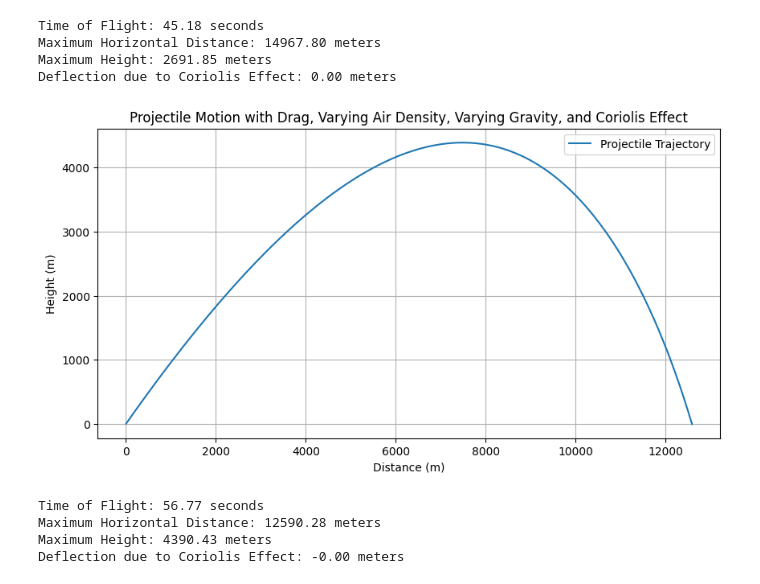
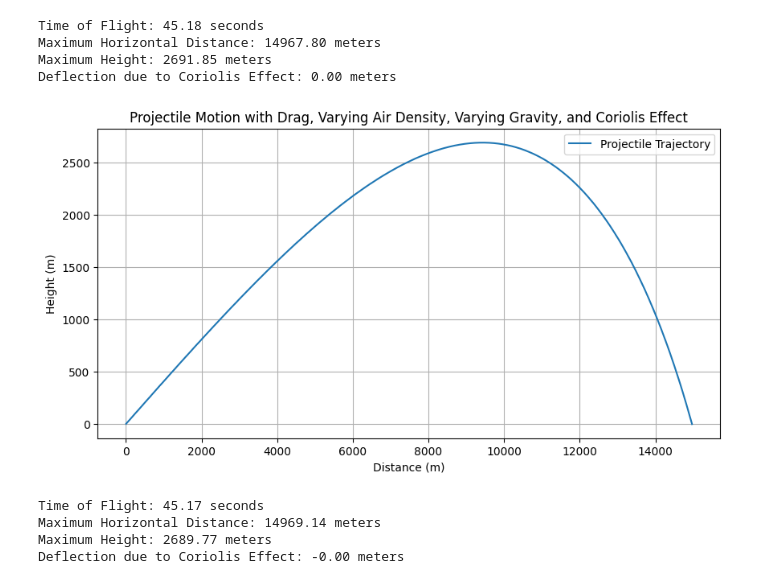
Before and after one commit to harmkenn/Python_Shots_2024, a Jupyter notebook: notebooks/copilot_Shot.ipynb, the cells around one changed output. Drawn from its saved outputs; the diff is of its cells as text; code cells hidden in the pictures.

```diff
--- a/notebooks/copilot_Shot.ipynb
+++ b/notebooks/copilot_Shot.ipynb
@@ -618,7 +618,7 @@ def coriolis_force(vx, vy, latitude, azimuth):
     azimuth_rad = math.radians(azimuth)
 
     # Coriolis acceleration in the east-west direction (x-axis)
-    a_coriolis_x = -2 * omega * vy * math.cos(latitude_rad) * math.sin(azimuth_rad)
+    a_coriolis_x = 2 * omega * vy * math.cos(latitude_rad) * math.sin(azimuth_rad)
 
     # Coriolis acceleration in the north-south direction (y-axis)
     a_coriolis_y = 2 * omega * (vx * math.sin(latitude_rad) - vy * math.cos(latitude_rad) * math.cos(azimuth_rad))
@@ -682,38 +682,38 @@ def projectile_motion_with_drag(v0, angle, mass, drag_coefficient, area, latitud
         # Update time
         t += dt
 
     return t, x, max(y_points), x_points, y_points, z_points
 
 # Example usage:
-initial_velocity = 500
-launch_angle = 45
+initial_velocity = 682.1
+launch_angle = 396.4/3200*180
 mass = 47
 drag_coefficient = .382
 area = .019
 latitude = 50 # Frankfurt's approximate latitude
-azimuth = 90 # Firing due east
+azimuth = 270 # Firing due east
 
 # Call the function and display the results
 time_of_flight, max_distance, max_height, x_vals, y_vals, z_vals = projectile_motion_with_drag(initial_velocity, launch_angle, mass, drag_coefficient, area, latitude, azimuth)
 
 # Plotting the trajectory
 plt.figure(figsize=(10, 5))
 plt.plot(x_vals, y_vals, label='Projectile Trajectory')
 plt.title('Projectile Motion with Drag, Varying Air Density, Varying Gravity, and Coriolis Effect')
 plt.xlabel('Distance (m)')
 plt.ylabel('Height (m)')
 plt.legend()
 plt.grid(True)
 plt.show()
 
 # Note: The Coriolis effect is represented in the z-axis, which is not plotted in this 2D graph.
 print(f"Time of Flight: {time_of_flight:.2f} seconds")
 print(f"Maximum Horizontal Distance: {max_distance:.2f} meters")
 print(f"Maximum Height: {max_height:.2f} meters")
 print(f"Deflection due to Coriolis Effect: {z_vals[-1]:.2f} meters")
 # %% [output]
-[figure, old version]
+[figure, new version]
-Time of Flight: 56.77 seconds
-Maximum Horizontal Distance: 12590.28 meters
-Maximum Height: 4390.43 meters
+Time of Flight: 45.17 seconds
+Maximum Horizontal Distance: 14969.14 meters
+Maximum Height: 2689.77 meters
 Deflection due to Coriolis Effect: -0.00 meters
```
